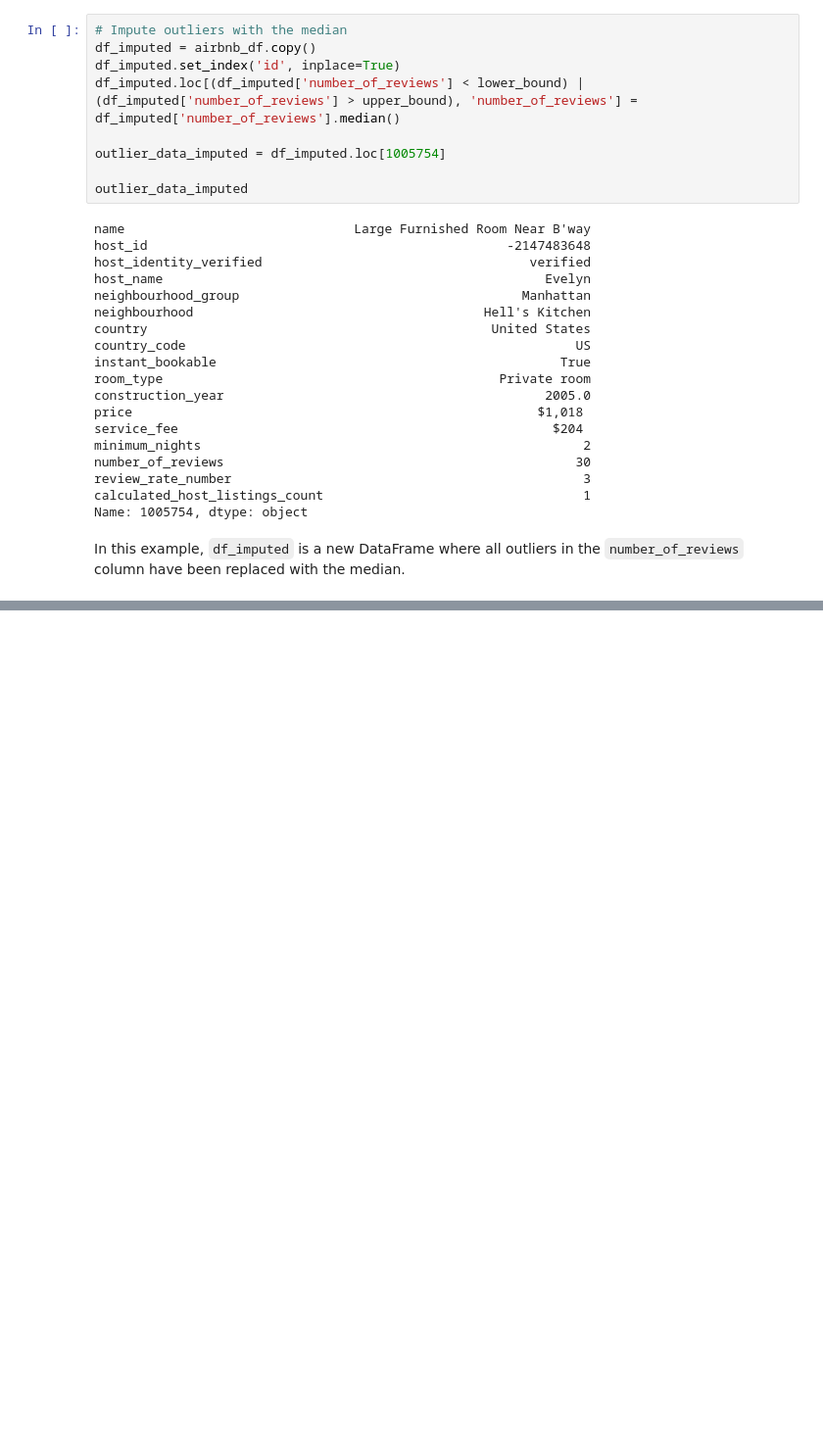
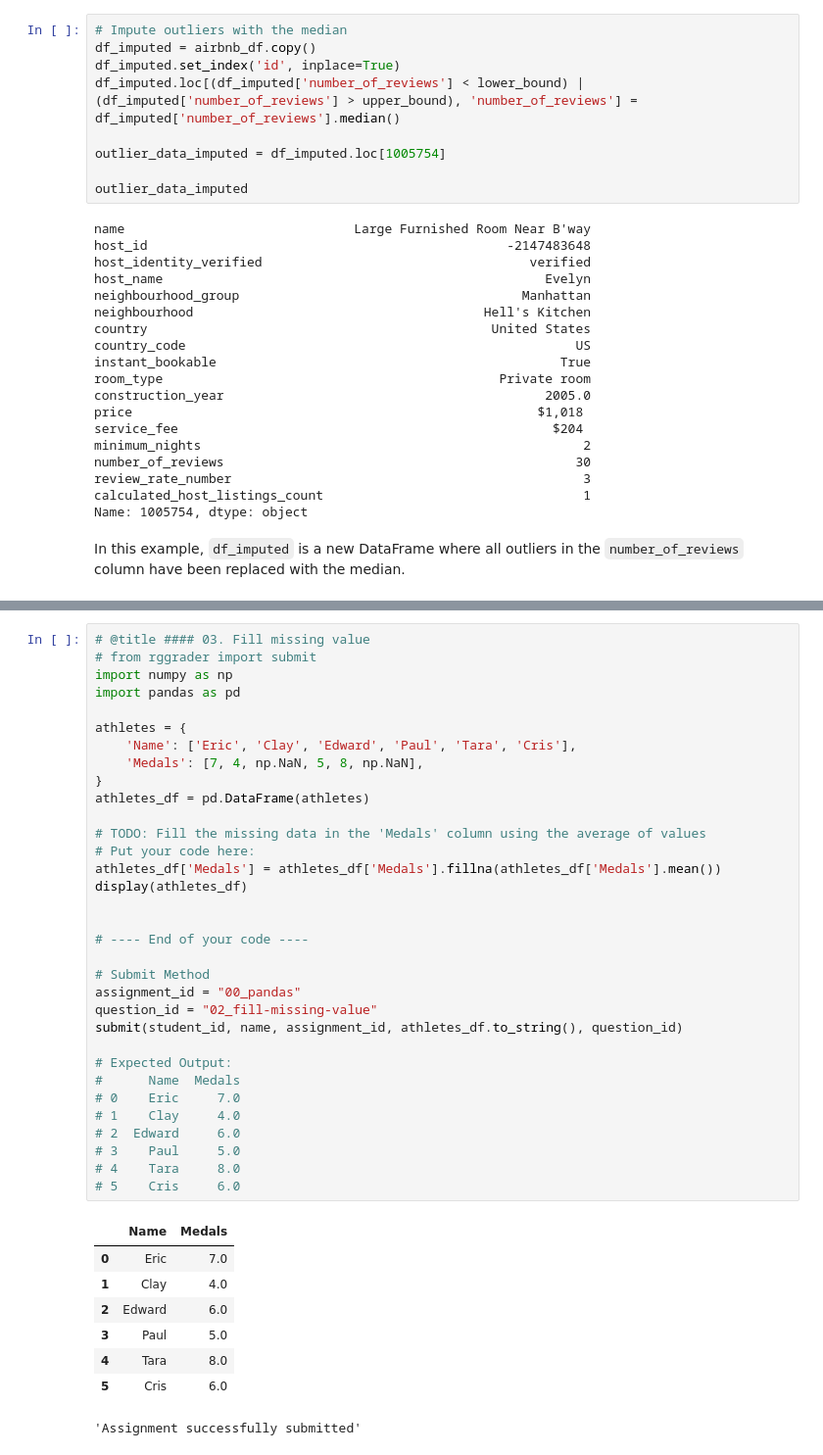
Before and after one commit to byrocuy/REA-AI_Mastery, a Jupyter notebook: week-1/session-2/00_pandas.ipynb, the cells around one changed output, grey strips where cells are left out. Shown at 98% size. Drawn from its saved outputs; the diff is of its cells as text; blank space fills up the shorter version.

```diff
--- a/week-1/session-2/00_pandas.ipynb
+++ b/week-1/session-2/00_pandas.ipynb
@@ -1721,0 +1808,42 @@ In this example, `df_imputed` is a new DataFrame where all outliers in the `numb
+# %%
+# @title #### 03. Fill missing value
+# from rggrader import submit
+import numpy as np
+import pandas as pd
+
+athletes = {
+    'Name': ['Eric', 'Clay', 'Edward', 'Paul', 'Tara', 'Cris'],
+    'Medals': [7, 4, np.NaN, 5, 8, np.NaN],
+}
+athletes_df = pd.DataFrame(athletes)
+
+# TODO: Fill the missing data in the 'Medals' column using the average of values
+# Put your code here:
+athletes_df['Medals'] = athletes_df['Medals'].fillna(athletes_df['Medals'].mean())
+display(athletes_df)
+
+
+# ---- End of your code ----
+
+# Submit Method
+assignment_id = "00_pandas"
+question_id = "02_fill-missing-value"
+submit(student_id, name, assignment_id, athletes_df.to_string(), question_id)
+
+# Expected Output:
+#      Name  Medals
+# 0    Eric     7.0
+# 1    Clay     4.0
+# 2  Edward     6.0
+# 3    Paul     5.0
+# 4    Tara     8.0
+# 5    Cris     6.0
+# %% [output]
+|  | Name | Medals |
+| 0 | Eric | 7.0 |
+| 1 | Clay | 4.0 |
+| 2 | Edward | 6.0 |
+| 3 | Paul | 5.0 |
+| 4 | Tara | 8.0 |
+| 5 | Cris | 6.0 |
+'Assignment successfully submitted'
```
Also changed, not shown: parts of 3 cells of this notebook, 7 other files.
